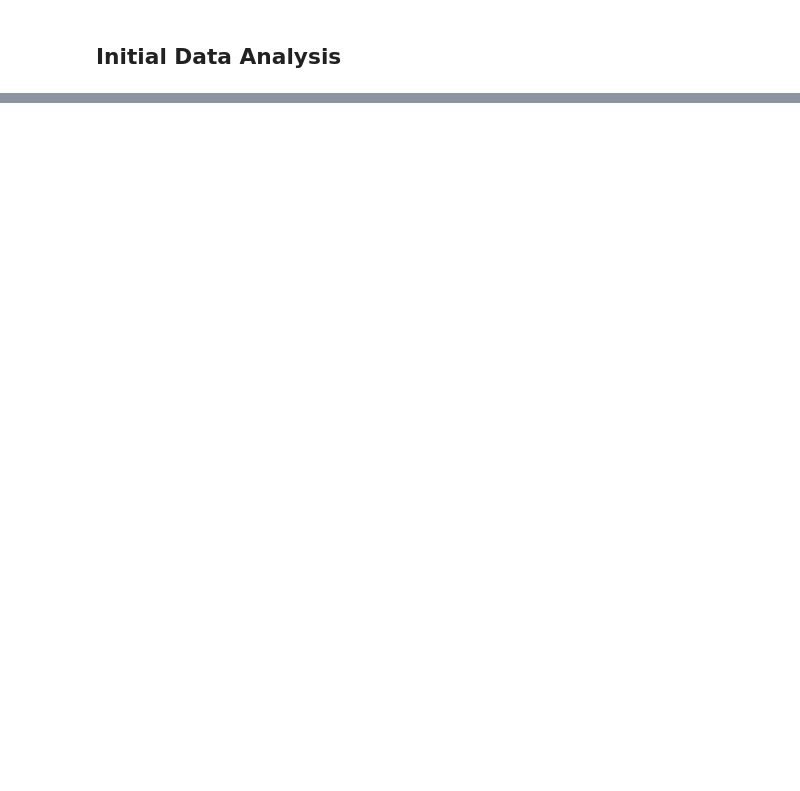
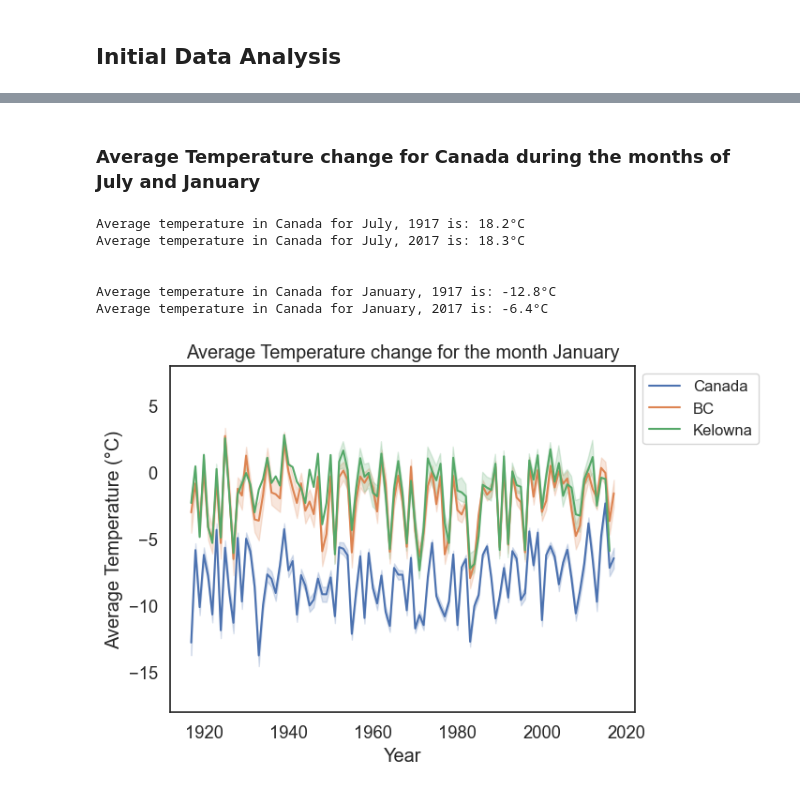
Before and after one commit to ubco-W2022T2-data301/project-group33, a Jupyter notebook: analysis/analysis3.ipynb, the cells around one changed output, grey strips where cells are left out. Drawn from its saved outputs; the diff is of its cells as text; code cells hidden in the pictures; blank space fills up the shorter version.

```diff
--- a/analysis/analysis3.ipynb
+++ b/analysis/analysis3.ipynb
@@ -138,0 +103,4 @@ Briefly describe your research question or interests here.
+# %%
+Canada['P'] = pd.to_numeric(Canada['P'], errors='coerce')
+
+Canada.info()
@@ -138,0 +315,7 @@ Briefly describe your research question or interests here.
+# %%
+Canada_Data = Canada[Canada['Prov'] != 'XX']
+
+Canada_Data = Canada_Data[Canada_Data['S'] >= 0]
+
+# Confirming that the province 'XX' has been removed
+Canada_Data['Prov'].unique().tolist()
@@ -138,0 +339,4 @@ Briefly describe your research question or interests here.
+# %%
+BCdata = Canada_Data[Canada_Data['Prov'] == 'BC']
+
+BCdata.head(5)
@@ -138,0 +366,33 @@ Briefly describe your research question or interests here.
+# %% [markdown]
+### Average Temperature change for Canada during the months of July and January
+# %%
+July = Canada_Data[Canada_Data['Month'] == 7]
+January = Canada_Data[Canada_Data['Month'] == 12]
+
+print(f"Average temperature in Canada for July, 1917 is: \033[1m{July[July['Year'] == 1917]['Tm'].mean():.1f}°C\033[0;0m")
+print(f"Average temperature in Canada for July, 2017 is: \033[1m{July[July['Year'] == 2017]['Tm'].mean():.1f}°C\033[0;0m")
+print("\n")
+print(f"Average temperature in Canada for January, 1917 is: \033[1m{January[January['Year'] == 1917]['Tm'].mean():.1f}°C\033[0;0m")
+print(f"Average temperature in Canada for January, 2017 is: \033[1m{January[January['Year'] == 2017]['Tm'].mean():.1f}°C\033[0;0m")
+# %% [output]
+Average temperature in Canada for July, 1917 is: 18.2°C
+Average temperature in Canada for July, 2017 is: 18.3°C
+
+
+Average temperature in Canada for January, 1917 is: -12.8°C
+Average temperature in Canada for January, 2017 is: -6.4°C
+# %%
+BC_January = BCdata[BCdata['Month'] == 12]
+Kelowna_January = Kelowna[Kelowna['Month'] == 12]
+
+sns.lineplot(x='Year', y='Tm', data=January, label='Canada')
+sns.lineplot(x='Year', y='Tm', data=BC_January, label='BC')
+sns.lineplot(x='Year', y='Tm', data=Kelowna_January, label='Kelowna')
+plt.ylabel("Average Temperature (°C)")
+plt.title("Average Temperature change for the month January")
+sns.color_palette("colorblind")
+plt.legend(loc='upper left', bbox_to_anchor=(1,1), fontsize=12)
+plt.ylim(-18,8)
+plt.show()
+# %% [output]
+[figure, added]
```
Also changed, not shown: parts of 97 cells of this notebook.
